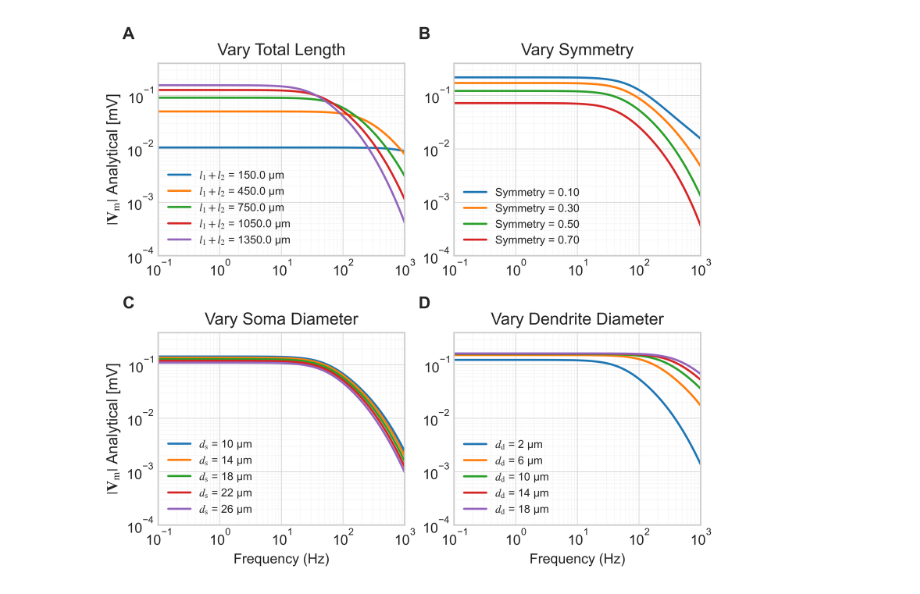
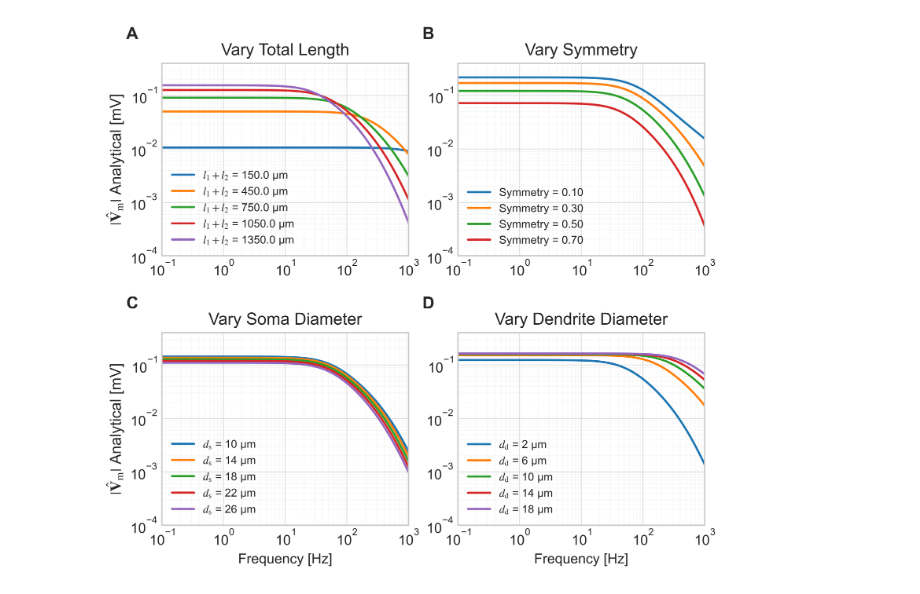
Before and after one commit to SusanneDahle/CellTypeDependenceElStim, a Jupyter notebook: notebooks/Fig-8.ipynb, the cells around one changed output. Drawn from its saved outputs; the diff is of its cells as text; code cells hidden in the pictures.

```diff
--- a/notebooks/Fig-8.ipynb
+++ b/notebooks/Fig-8.ipynb
@@ -298,7 +298,7 @@ for l, data in V_m_vary_abs_len.items():
     ax1.loglog(data['freqs'], data['abs_V_m'], label=f'$l_1+l_2$ = {l} µm')
 ax1.set_title('Vary Total Length')
 #ax1.set_xlabel('Frequency (Hz)')
-ax1.set_ylabel('$|\mathbf{V}_\mathrm{m}|$ Analytical [mV]', fontsize = 11)
+ax1.set_ylabel('$|\hat{\mathbf{V}}_\mathrm{m}|$ Analytical [mV]', fontsize = 11)
 ax1.legend(fontsize = 8)
 ax1.grid(which='major', linestyle='-', linewidth=0.5, alpha=0.8)
 ax1.grid(which='minor', linestyle=':', linewidth=0.3, alpha=0.6)
@@ -318,34 +318,34 @@ ax2.grid(which='minor', linestyle=':', linewidth=0.3, alpha=0.6)
 ax2.set_xlim(left=1e-1, right=1e3)
 ax2.set_ylim(top = 4e-1,bottom=1e-4)
 
 # --- Subplot 3: Vary soma diameter ---
 for d_s, data in V_m_vary_soma_diam.items():
     ax3.loglog(data['freqs'], data['abs_V_m'], label=f'$d_{{\\mathrm{{s}}}}$ = {d_s} µm')
 ax3.set_title('Vary Soma Diameter')
-ax3.set_xlabel('Frequency (Hz)')
-ax3.set_ylabel('$|\mathbf{V}_\mathrm{m}|$ Analytical [mV]', fontsize = 11)
+ax3.set_xlabel('Frequency [Hz]')
+ax3.set_ylabel('$|\hat{\mathbf{V}}_\mathrm{m}|$ Analytical [mV]', fontsize = 11)
 ax3.legend(fontsize = 8)
 ax3.grid(which='major', linestyle='-', linewidth=0.5, alpha=0.8)
 ax3.grid(which='minor', linestyle=':', linewidth=0.3, alpha=0.6)
 ax3.set_xlim(left=1e-1, right=1e3)
 ax3.set_ylim(top = 4e-1,bottom=1e-4)
 
 # --- Subplot 4: Vary dendrite diameter (was ax2 before) ---
 for d_d, data in V_m_vary_dend_diam.items():
     ax4.loglog(data['freqs'], data['abs_V_m'], label=f'$d_{{\\mathrm{{d}}}}$ = {d_d} µm')
 ax4.set_title('Vary Dendrite Diameter')
-ax4.set_xlabel('Frequency (Hz)')
+ax4.set_xlabel('Frequency [Hz]')
 ax4.legend(fontsize = 8)
 ax4.grid(which='major', linestyle='-', linewidth=0.5, alpha=0.8)
 ax4.grid(which='minor', linestyle=':', linewidth=0.3, alpha=0.6)
 ax4.set_xlim(left=1e-1, right=1e3)
 ax4.set_ylim(top = 4e-1,bottom=1e-4)
 
 # Adjust layout to prevent titles and labels from overlapping
 fig.tight_layout(rect=[0, 0, 1, 0.97]) # rect is used to make space for suptitle
 mark_subplots(fig.axes, fontsize=12)
 
 plt.savefig('/Users/susannedahle/Documents/Master/Code/fig_pdfs/transfer/fig8.pdf')
 plt.show()
 # %% [output]
-[figure, old version]
+[figure, new version]
```
Also changed, not shown: 2 other files.
